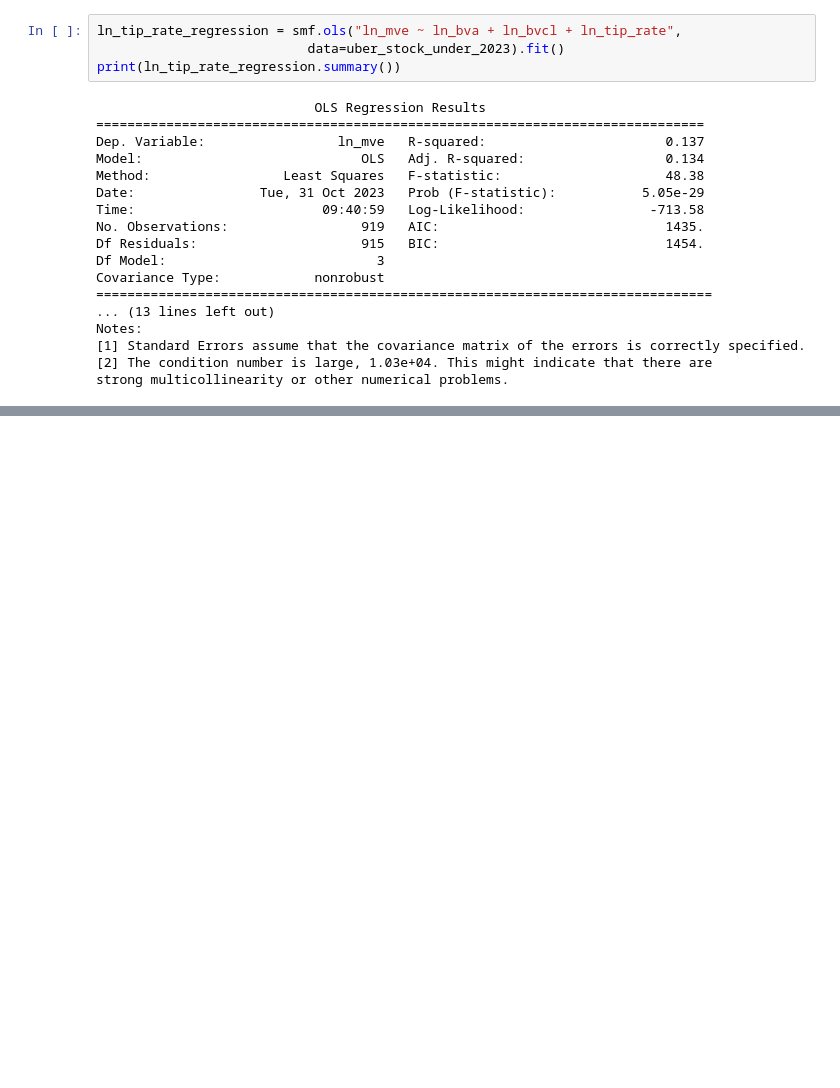
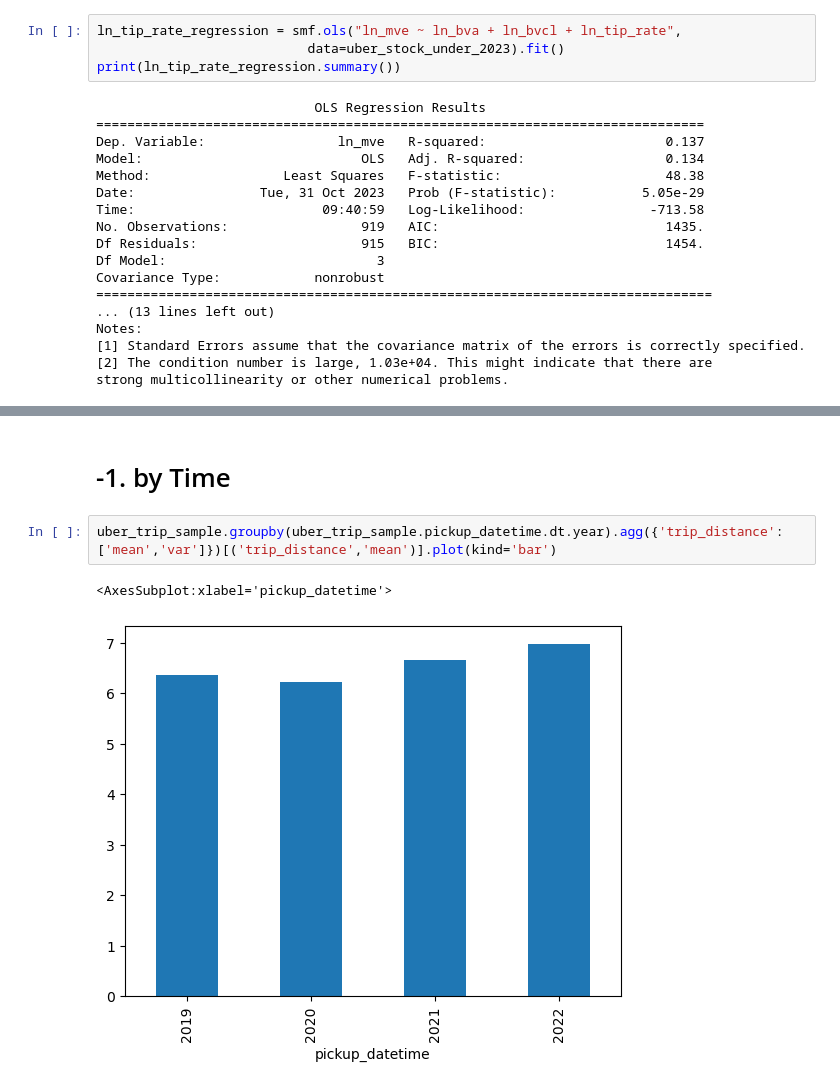
Before and after one commit to MixGolem0430/uber_research, a Jupyter notebook: fhvhv_regression.ipynb, the cells around one changed output, grey strips where cells are left out. Cells and saved outputs as stored; diff of their text form; blank space fills up the shorter version.

Commit message:
graphs and COVID-19

```diff
--- a/fhvhv_regression.ipynb
+++ b/fhvhv_regression.ipynb
@@ -650,0 +815,7 @@ strong multicollinearity or other numerical problems.
+# %% [markdown]
+# -1. by Time
+# %%
+uber_trip_sample.groupby(uber_trip_sample.pickup_datetime.dt.year).agg({'trip_distance':['mean','var']})[('trip_distance','mean')].plot(kind='bar')
+# %% [output]
+<AxesSubplot:xlabel='pickup_datetime'>
+[figure, added]
```
Also changed, not shown: parts of 23 cells of this notebook.
